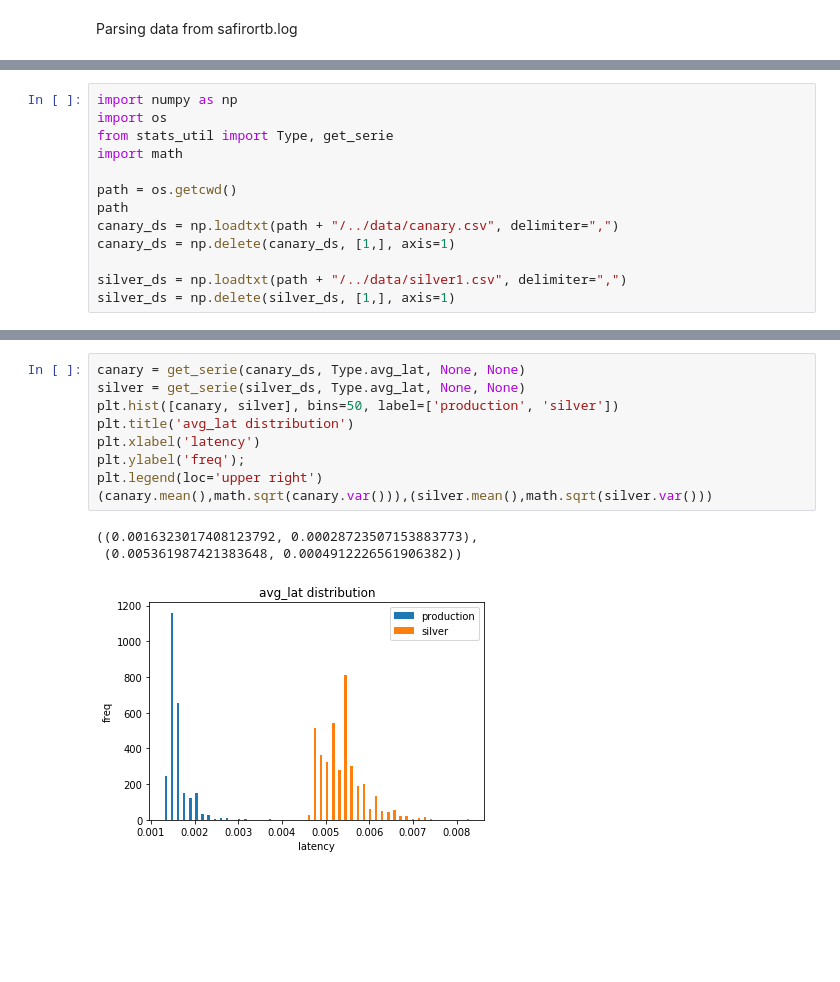
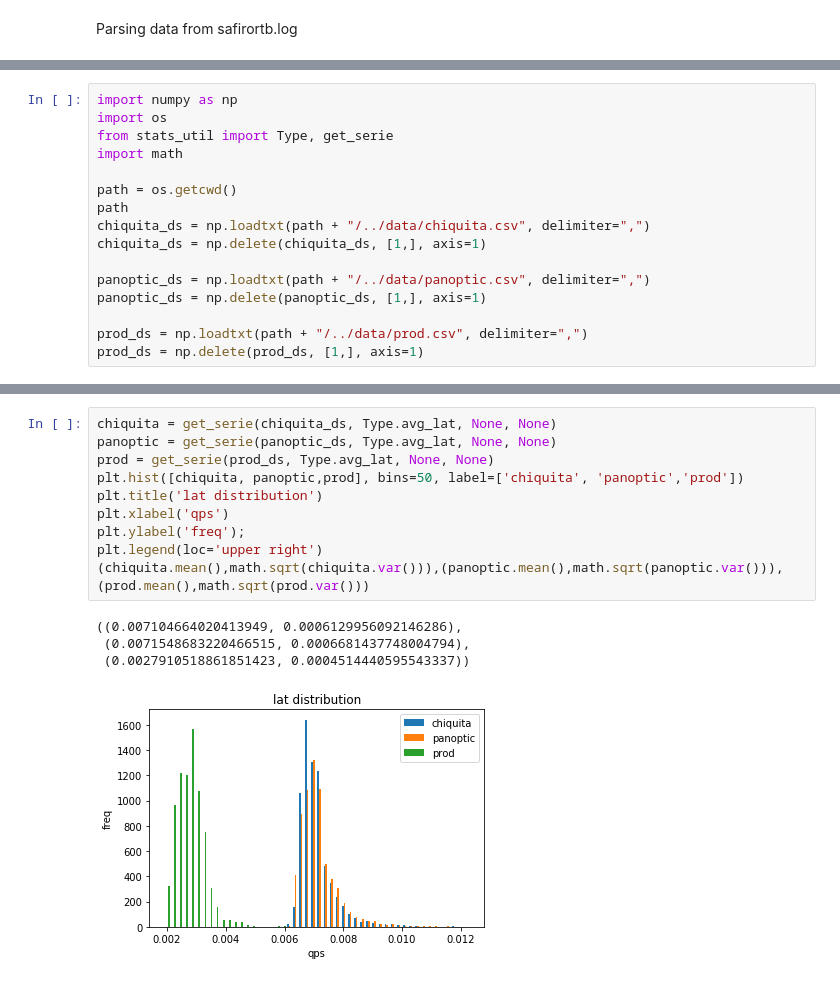
Before and after one commit to gmaggiotti/bidder-stats, a Jupyter notebook: src/ap_canaries.ipynb, the cells around one changed output, grey strips where cells are left out. Saved outputs shown, nothing was run; the diff lists cells and outputs as text; blank space fills up the shorter version.

```diff
--- a/src/ap_canaries.ipynb
+++ b/src/ap_canaries.ipynb
@@ -21,11 +24,14 @@ import math
 
 path = os.getcwd()
 path
-canary_ds = np.loadtxt(path + "/../data/canary.csv", delimiter=",")
-canary_ds = np.delete(canary_ds, [1,], axis=1)
+chiquita_ds = np.loadtxt(path + "/../data/chiquita.csv", delimiter=",")
+chiquita_ds = np.delete(chiquita_ds, [1,], axis=1)
 
-silver_ds = np.loadtxt(path + "/../data/silver1.csv", delimiter=",")
-silver_ds = np.delete(silver_ds, [1,], axis=1)
+panoptic_ds = np.loadtxt(path + "/../data/panoptic.csv", delimiter=",")
+panoptic_ds = np.delete(panoptic_ds, [1,], axis=1)
+
+prod_ds = np.loadtxt(path + "/../data/prod.csv", delimiter=",")
+prod_ds = np.delete(prod_ds, [1,], axis=1)
 # %%
 from matplotlib.pyplot import figure
 import matplotlib.pyplot as plt
@@ -62,14 +71,16 @@ plt.legend(loc='upper right')
 # %%
-canary = get_serie(canary_ds, Type.avg_lat, None, None)
-silver = get_serie(silver_ds, Type.avg_lat, None, None)
-plt.hist([canary, silver], bins=50, label=['production', 'silver'])
-plt.title('avg_lat distribution')
-plt.xlabel('latency')
+chiquita = get_serie(chiquita_ds, Type.avg_lat, None, None)
+panoptic = get_serie(panoptic_ds, Type.avg_lat, None, None)
+prod = get_serie(prod_ds, Type.avg_lat, None, None)
+plt.hist([chiquita, panoptic,prod], bins=50, label=['chiquita', 'panoptic','prod'])
+plt.title('lat distribution')
+plt.xlabel('qps')
 plt.ylabel('freq');
 plt.legend(loc='upper right')
-(canary.mean(),math.sqrt(canary.var())),(silver.mean(),math.sqrt(silver.var()))
+(chiquita.mean(),math.sqrt(chiquita.var())),(panoptic.mean(),math.sqrt(panoptic.var())),(prod.mean(),math.sqrt(prod.var()))
 # %% [output]
-((0.0016323017408123792, 0.00028723507153883773),
- (0.005361987421383648, 0.0004912226561906382))
+((0.007104664020413949, 0.0006129956092146286),
+ (0.0071548683220466515, 0.0006681437748004794),
+ (0.0027910518861851423, 0.0004514440595543337))
-[figure, old version]
+[figure, new version]
 # %%
```
Also changed, not shown: parts of 6 cells of this notebook, 1 other file.
